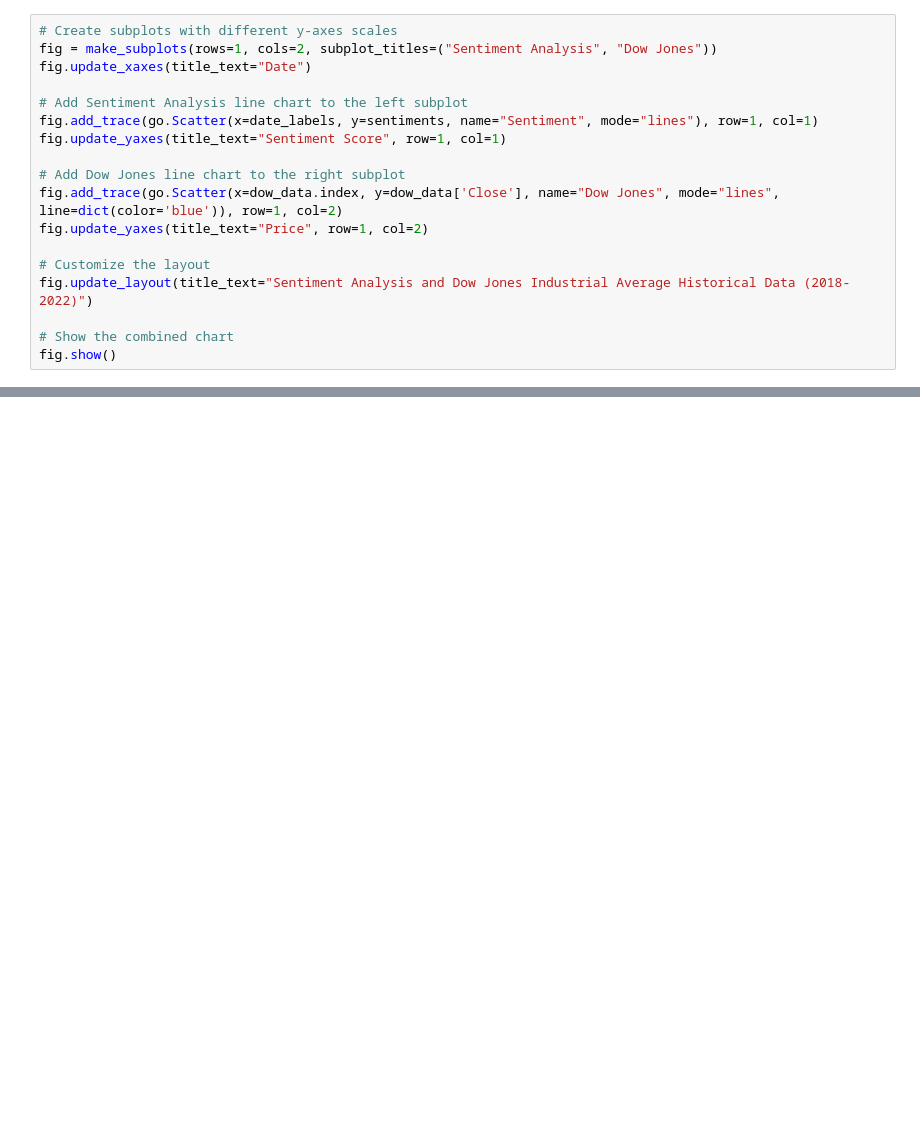
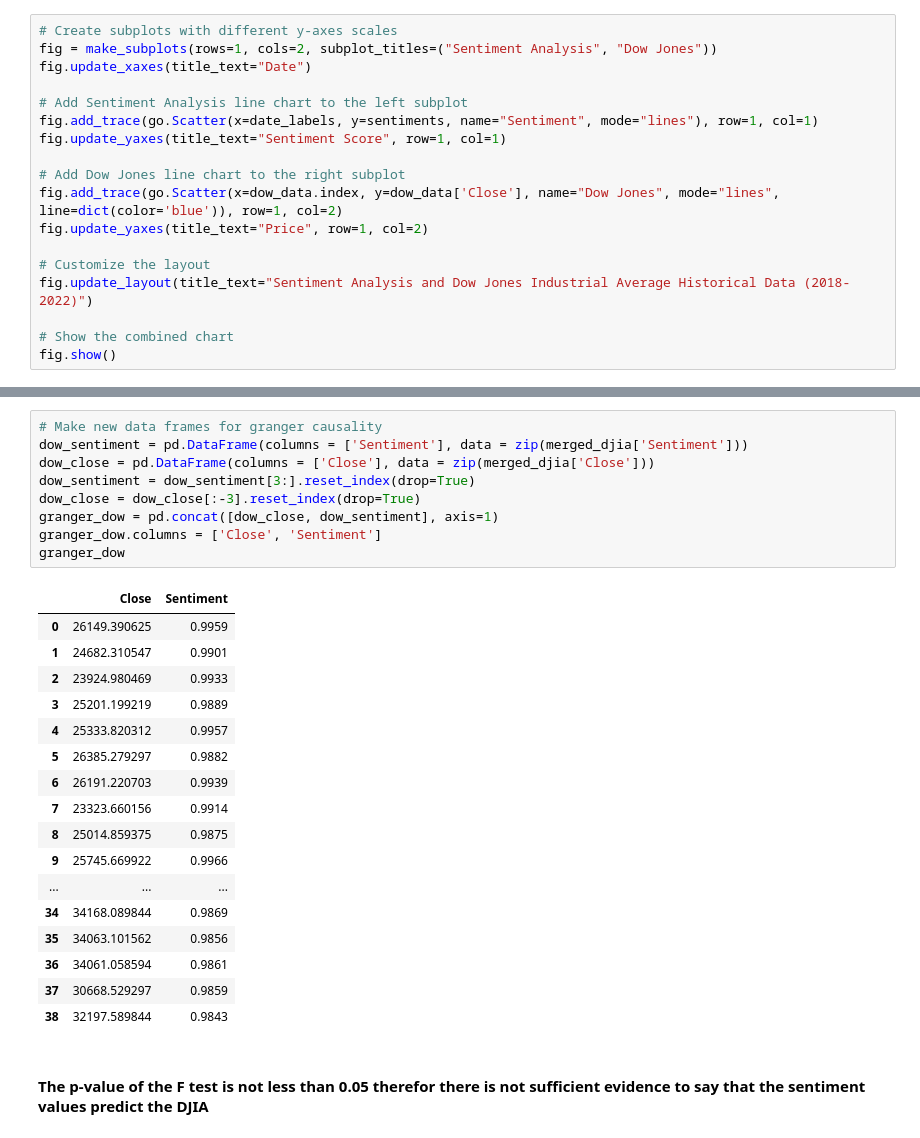
Before and after one commit to reynoldsbrent/Fed-Meeting-Minutes-Causal-Analysis, a Jupyter notebook: analysis.ipynb, the cells around one changed output, grey strips where cells are left out. Cells and saved outputs as stored; diff of their text form; blank space fills up the shorter version.

```diff
--- a/analysis.ipynb
+++ b/analysis.ipynb
@@ -281,0 +339,29 @@ Correlation between Sentiment and Dow Jones: 0.09015937061054301
+# %%
+# Make new data frames for granger causality
+dow_sentiment = pd.DataFrame(columns = ['Sentiment'], data = zip(merged_djia['Sentiment']))
+dow_close = pd.DataFrame(columns = ['Close'], data = zip(merged_djia['Close']))
+dow_sentiment = dow_sentiment[3:].reset_index(drop=True)
+dow_close = dow_close[:-3].reset_index(drop=True)
+granger_dow = pd.concat([dow_close, dow_sentiment], axis=1)
+granger_dow.columns = ['Close', 'Sentiment']
+granger_dow
+# %% [output]
+|  | Close | Sentiment |
+| 0 | 26149.390625 | 0.9959 |
+| 1 | 24682.310547 | 0.9901 |
+| 2 | 23924.980469 | 0.9933 |
+| 3 | 25201.199219 | 0.9889 |
+| 4 | 25333.820312 | 0.9957 |
+| 5 | 26385.279297 | 0.9882 |
+| 6 | 26191.220703 | 0.9939 |
+| 7 | 23323.660156 | 0.9914 |
+| 8 | 25014.859375 | 0.9875 |
+| 9 | 25745.669922 | 0.9966 |
+| ... | ... | ... |
+| 34 | 34168.089844 | 0.9869 |
+| 35 | 34063.101562 | 0.9856 |
+| 36 | 34061.058594 | 0.9861 |
+| 37 | 30668.529297 | 0.9859 |
+| 38 | 32197.589844 | 0.9843 |
+# %% [markdown]
+#### The p-value of the F test is not less than 0.05 therefor there is not sufficient evidence to say that the sentiment values predict the DJIA
```
Also changed, not shown: parts of 12 cells of this notebook.
